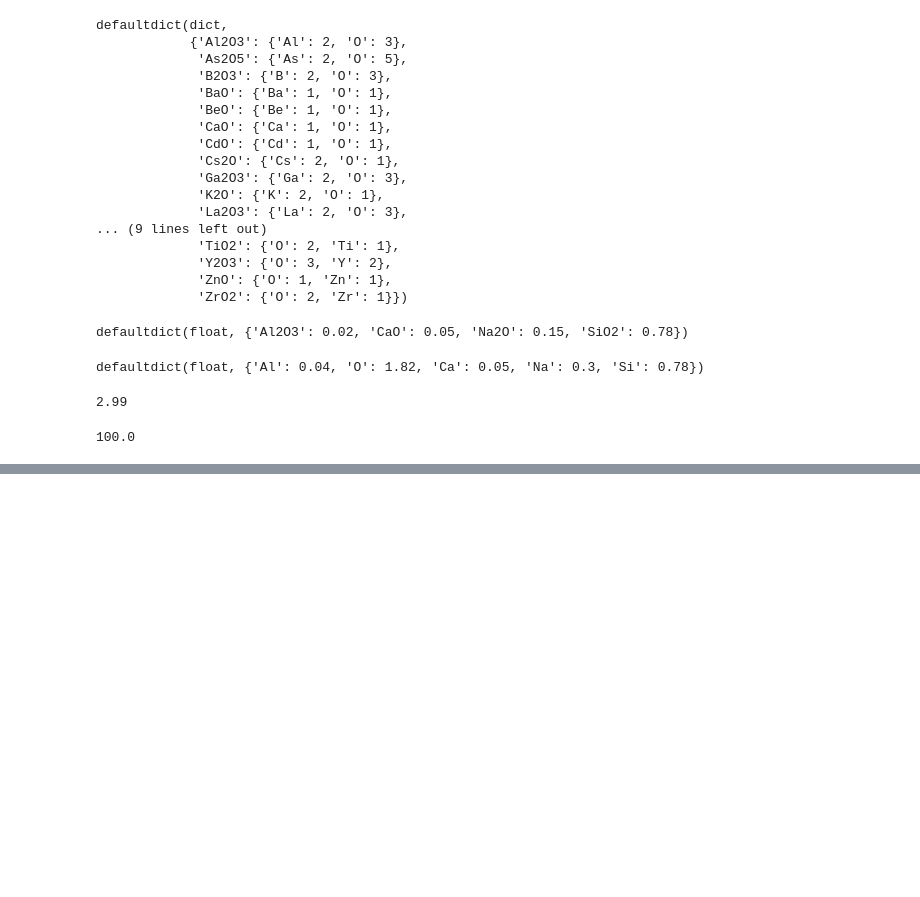
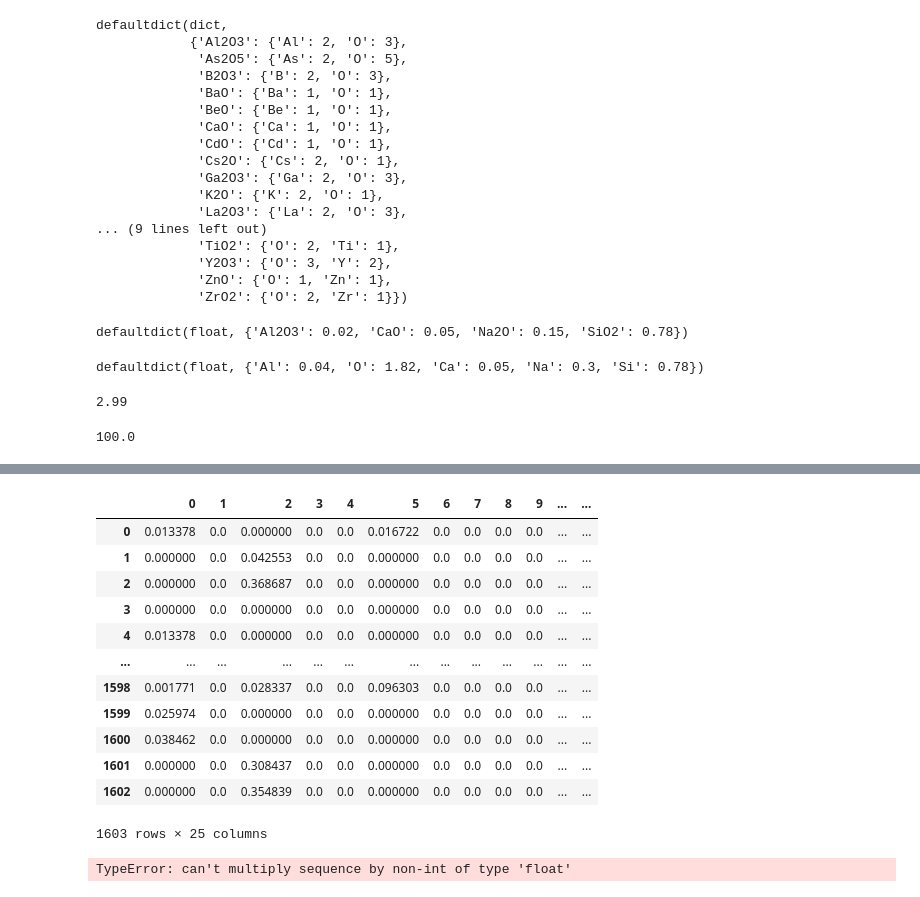
Before and after one commit to zachang890/ML_Research---Glass, a Jupyter notebook: feature_selection_atomicMol.ipynb, the cells around one changed output, grey strips where cells are left out. Saved outputs shown, nothing was run; the diff lists cells and outputs as text; code cells hidden in the pictures; blank space fills up the shorter version.

Commit message:
Converting data frame to all floats

```diff
--- a/feature_selection_atomicMol.ipynb
+++ b/feature_selection_atomicMol.ipynb
@@ -25,7 +26,7 @@ print(compound_names)
 # %% [output]
 ['Al2O3', 'As2O5', 'B2O3', 'BaO', 'BeO', 'CaO', 'CdO', 'Cs2O', 'Ga2O3', 'K2O', 'La2O3', 'Li2O', 'MgO', 'Na2O', 'P2O5', 'PbO', 'Sc2O3', 'SiO2', 'SnO2', 'SrO', 'TiO2', 'Y2O3', 'ZnO', 'ZrO2']
 # %%
-compound_makeups = pd.read_csv("./Descriptor_table_oxide_series_4.csv")
+compound_makeups = pd.read_csv("./atomicquant_Descriptor_table_oxide_series_4.csv")
 
 compound_makeups = compound_makeups.drop(["Unnamed: 0"], axis=1)
 element_names = [col for col in compound_makeups.columns]
@@ -99,9 +100,12 @@ all_percentage_weights = []
 for i in range(len(full_data)):
     sample_0 = full_data.iloc[i, :]
     compound_moleper = defaultdict(float)
-    for i in range(24):
-        if sample_0[i] > 0.0:
-            compound_moleper[compound_names[i]] = sample_0[i]/100
+    oxygen = 0.0
+    for j in range(24):
+        #if sample_0 > 0.0: #Only add this line if the elements that don't exist in the sample are not necessary
+        compound_moleper[compound_names[j]] = sample_0[j]/100
+        if compound_names[j] == 'Na':
+            compound_moleper['O'] = oxygen
     weighted_elements = defaultdict(float)
     for i in compound_moleper.keys():
         for j in compound_makeups_dict[i].keys():
@@ -111,7 +115,20 @@ for i in range(len(full_data)):
         s += weighted_elements[i]
     percentage_weights = defaultdict(float)
     for i in weighted_elements.keys():
-        percentage_weights[i] = (weighted_elements[i]/s) * 100
-    all_percentage_weights.append(percentage_weights)
+        percentage_weights[i] = (weighted_elements[i]/s)
+    all_percentage_weights.append(OrderedDict(sorted(percentage_weights.items())))
 all_percentage_weights
+
+# N x P+1
+#P+1 Q2
+#80 50 train test split
+#5 4 cross valid
+#try a vector
+#include cubic in ur transformation
+#xmin means find the minimum value of the feature in that column out of all glasses
+#1. Try the BASE data with random forest to predict youngs modulus, etc. (Use elements to predict the youngs mod, etc.)
+#2. Maybe then try it with the features!
+#3. Maybe then combine them
+#Comment all your code
+#Make FUNCTIONS AND CLASSES instead of straight up code
 # %% [output]
@@ -134,0 +160,8 @@ all_percentage_weights
+# %%
+list_all_percentage_weights = []
+for i in all_percentage_weights:
+    current_sample_weights = []
+    for j in i.keys():
+        current_sample_weights.append(float(i[j]))
+    list_all_percentage_weights.append(current_sample_weights)
+list_all_percentage_weights
@@ -134,0 +186,21 @@ all_percentage_weights
+# %%
+glass_percentage_weights = pd.DataFrame(list_all_percentage_weights)
+glass_percentage_weights
+# %% [output]
+|  | 0 | 1 | 2 | 3 | 4 | 5 | 6 | 7 | 8 | 9 | ... | ... |
+| 0 | 0.013378 | 0.0 | 0.000000 | 0.0 | 0.0 | 0.016722 | 0.0 | 0.0 | 0.0 | 0.0 | ... | ... |
+| 1 | 0.000000 | 0.0 | 0.042553 | 0.0 | 0.0 | 0.000000 | 0.0 | 0.0 | 0.0 | 0.0 | ... | ... |
+| 2 | 0.000000 | 0.0 | 0.368687 | 0.0 | 0.0 | 0.000000 | 0.0 | 0.0 | 0.0 | 0.0 | ... | ... |
+| 3 | 0.000000 | 0.0 | 0.000000 | 0.0 | 0.0 | 0.000000 | 0.0 | 0.0 | 0.0 | 0.0 | ... | ... |
+| 4 | 0.013378 | 0.0 | 0.000000 | 0.0 | 0.0 | 0.000000 | 0.0 | 0.0 | 0.0 | 0.0 | ... | ... |
+| ... | ... | ... | ... | ... | ... | ... | ... | ... | ... | ... | ... | ... |
+| 1598 | 0.001771 | 0.0 | 0.028337 | 0.0 | 0.0 | 0.096303 | 0.0 | 0.0 | 0.0 | 0.0 | ... | ... |
+| 1599 | 0.025974 | 0.0 | 0.000000 | 0.0 | 0.0 | 0.000000 | 0.0 | 0.0 | 0.0 | 0.0 | ... | ... |
+| 1600 | 0.038462 | 0.0 | 0.000000 | 0.0 | 0.0 | 0.000000 | 0.0 | 0.0 | 0.0 | 0.0 | ... | ... |
+| 1601 | 0.000000 | 0.0 | 0.308437 | 0.0 | 0.0 | 0.000000 | 0.0 | 0.0 | 0.0 | 0.0 | ... | ... |
+| 1602 | 0.000000 | 0.0 | 0.354839 | 0.0 | 0.0 | 0.000000 | 0.0 | 0.0 | 0.0 | 0.0 | ... | ... |
+1603 rows × 25 columns
+# %%
+glass_percentage_weights.dot(feature_data)
+# %% [output]
+TypeError: can't multiply sequence by non-int of type 'float'
```
Also changed, not shown: parts of 4 cells of this notebook, 3 other files.
